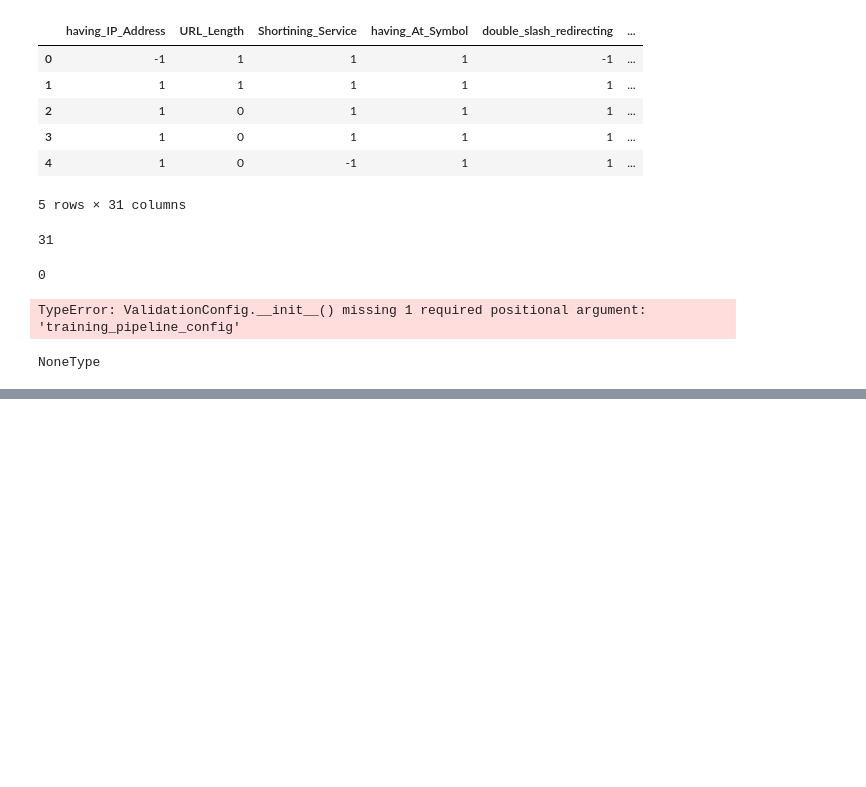
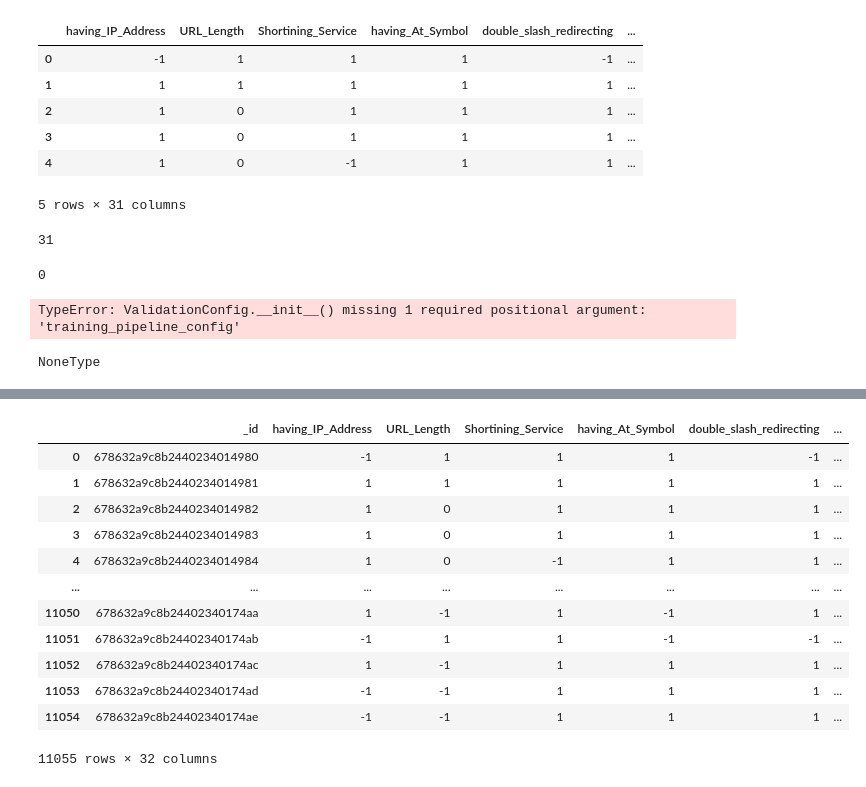
Before and after one commit to Abhay123-hub/network_security, a Jupyter notebook: test.ipynb, the cells around one changed output, grey strips where cells are left out. Drawn from its saved outputs; the diff is of its cells as text; code cells hidden in the pictures; blank space fills up the shorter version.

```diff
--- a/test.ipynb
+++ b/test.ipynb
@@ -155,0 +216,17 @@ NoneType
+# %%
+df = pd.read_csv(r"artifacts\01_16_2025_11_35_55\data_ingestion\feature_store\phising_data.csv")
+df
+# %% [output]
+|  | _id | having_IP_Address | URL_Length | Shortining_Service | having_At_Symbol | double_slash_redirecting | ... |
+| 0 | 678632a9c8b2440234014980 | -1 | 1 | 1 | 1 | -1 | ... |
+| 1 | 678632a9c8b2440234014981 | 1 | 1 | 1 | 1 | 1 | ... |
+| 2 | 678632a9c8b2440234014982 | 1 | 0 | 1 | 1 | 1 | ... |
+| 3 | 678632a9c8b2440234014983 | 1 | 0 | 1 | 1 | 1 | ... |
+| 4 | 678632a9c8b2440234014984 | 1 | 0 | -1 | 1 | 1 | ... |
+| ... | ... | ... | ... | ... | ... | ... | ... |
+| 11050 | 678632a9c8b24402340174aa | 1 | -1 | 1 | -1 | 1 | ... |
+| 11051 | 678632a9c8b24402340174ab | -1 | 1 | 1 | -1 | -1 | ... |
+| 11052 | 678632a9c8b24402340174ac | 1 | -1 | 1 | 1 | 1 | ... |
+| 11053 | 678632a9c8b24402340174ad | -1 | -1 | 1 | 1 | 1 | ... |
+| 11054 | 678632a9c8b24402340174ae | -1 | -1 | 1 | 1 | 1 | ... |
+11055 rows × 32 columns
```
Also changed, not shown: parts of 7 cells of this notebook, 34 other files.
